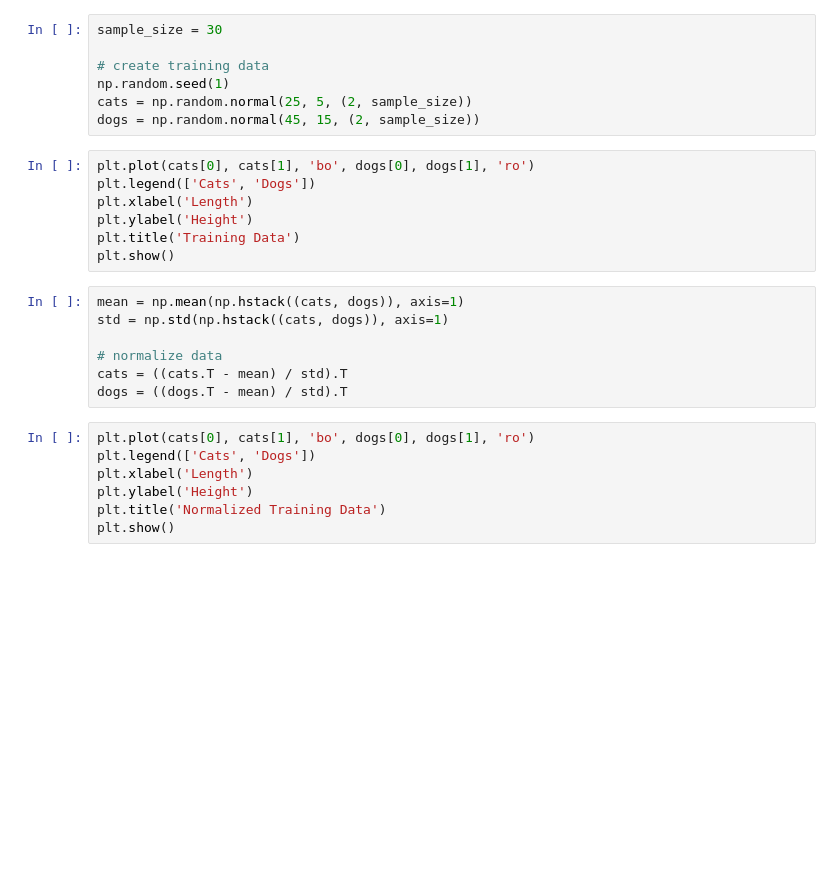
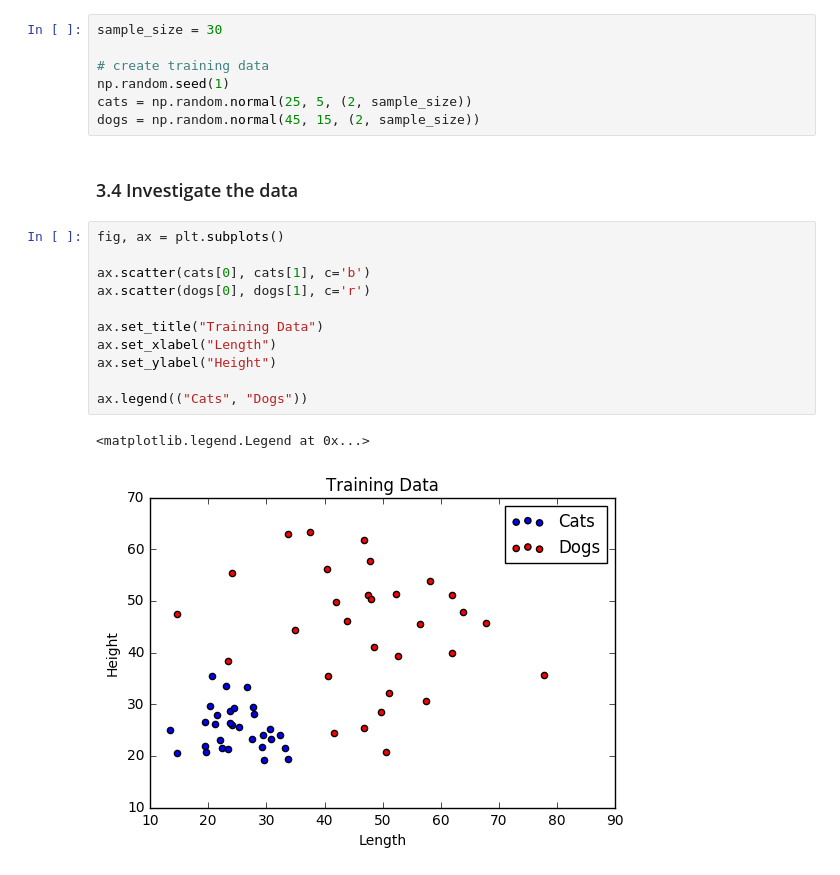
Before and after one commit to BobMcFry/ann-tensorflow, a Jupyter notebook: ex01/26_backpropagation-and-gradient-descent.ipynb, the cells around one changed output. Drawn from its saved outputs; the diff is of its cells as text; blank space fills up the shorter version.

```diff
--- a/ex01/26_backpropagation-and-gradient-descent.ipynb
+++ b/ex01/26_backpropagation-and-gradient-descent.ipynb
@@ -24,24 +48,19 @@ sample_size = 30
 np.random.seed(1)
 cats = np.random.normal(25, 5, (2, sample_size))
 dogs = np.random.normal(45, 15, (2, sample_size))
-# %%
-plt.plot(cats[0], cats[1], 'bo', dogs[0], dogs[1], 'ro')
-plt.legend(['Cats', 'Dogs'])
-plt.xlabel('Length')
-plt.ylabel('Height')
-plt.title('Training Data')
-plt.show()
-# %%
-mean = np.mean(np.hstack((cats, dogs)), axis=1)
-std = np.std(np.hstack((cats, dogs)), axis=1)
-
-# normalize data
-cats = ((cats.T - mean) / std).T
-dogs = ((dogs.T - mean) / std).T
-# %%
-plt.plot(cats[0], cats[1], 'bo', dogs[0], dogs[1], 'ro')
-plt.legend(['Cats', 'Dogs'])
-plt.xlabel('Length')
-plt.ylabel('Height')
-plt.title('Normalized Training Data')
-plt.show()
+# %% [markdown]
+### 3.4 Investigate the data
+# %%
+fig, ax = plt.subplots()
+
+ax.scatter(cats[0], cats[1], c='b')
+ax.scatter(dogs[0], dogs[1], c='r')
+
+ax.set_title("Training Data")
+ax.set_xlabel("Length")
+ax.set_ylabel("Height")
+
+ax.legend(("Cats", "Dogs"))
+# %% [output]
+<matplotlib.legend.Legend at 0x...>
+[figure, added]
```
Also changed, not shown: parts of 28 cells of this notebook, 1 other file.
